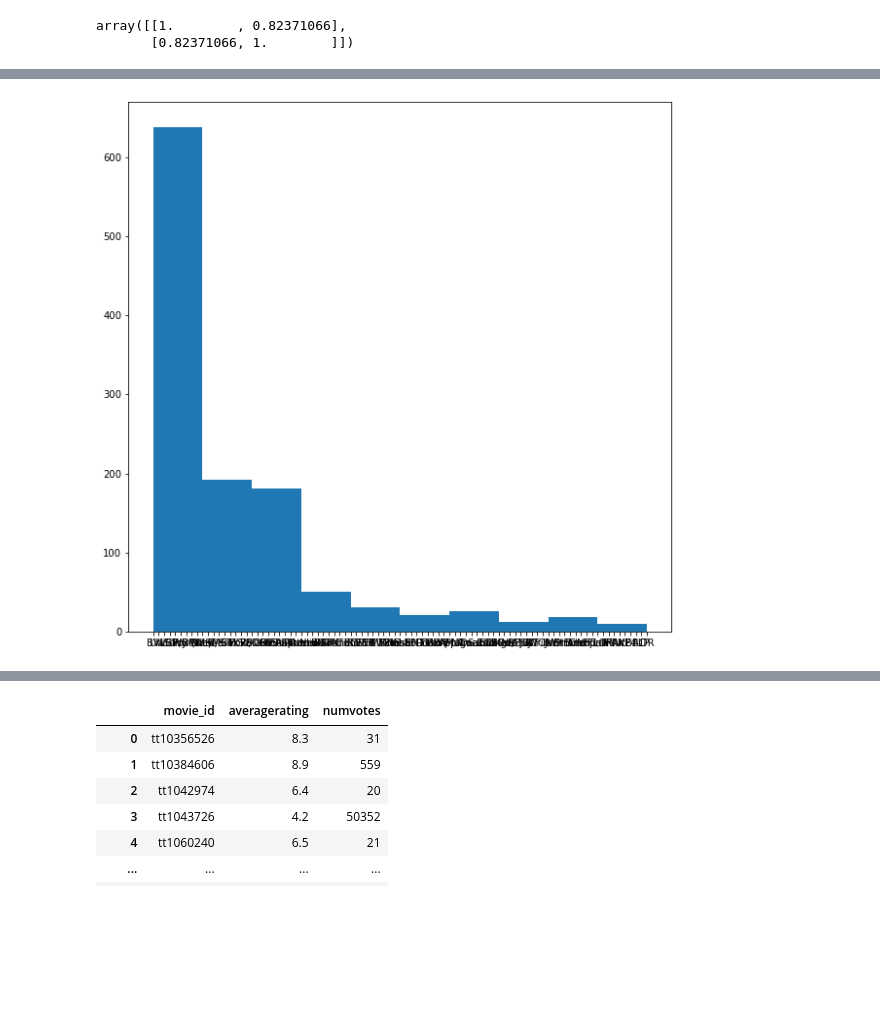
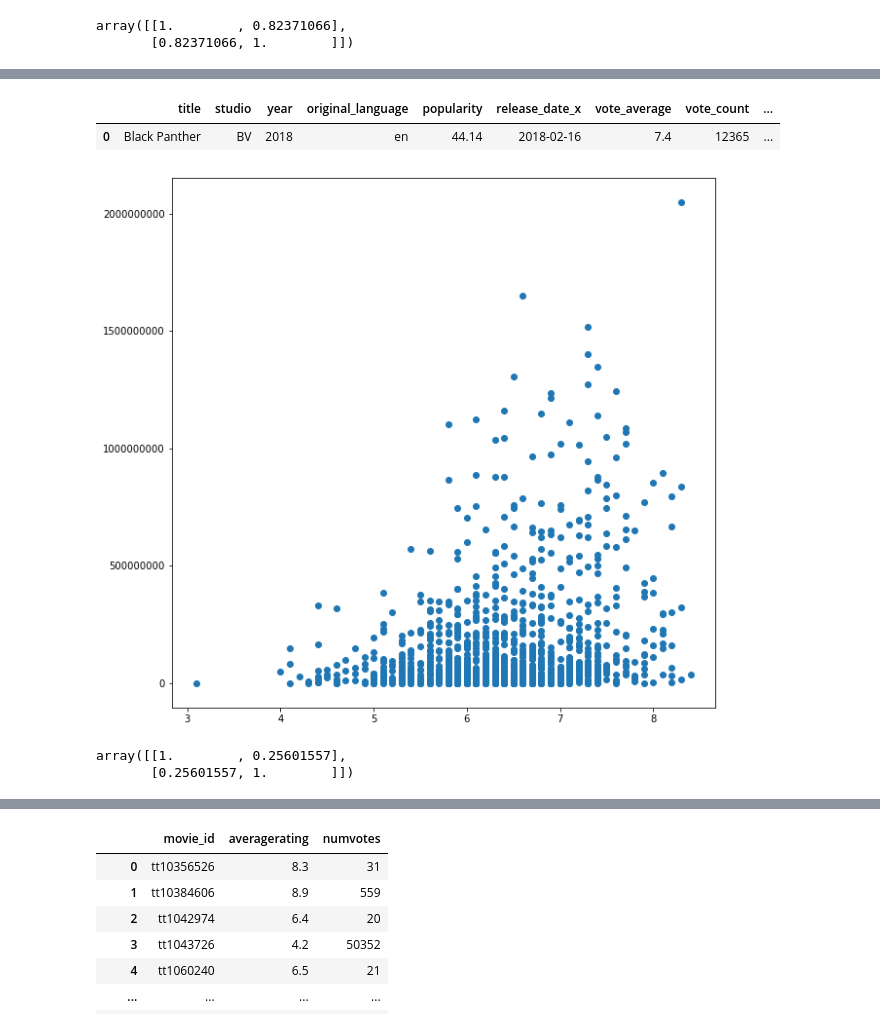
Before and after one commit to xiaohua-su/Film-Analysis, a Jupyter notebook: Juypter Notebook.ipynb, the cells around one changed output, grey strips where cells are left out. Drawn from its saved outputs; the diff is of its cells as text; code cells hidden in the pictures; blank space fills up the shorter version.

```diff
--- a/Juypter Notebook.ipynb
+++ b/Juypter Notebook.ipynb
@@ -583,6 +664,12 @@ TypeError: 'numpy.ndarray' object is not callable
+# %%
+movies_clean.head(1)
+# %% [output]
+|  | title | studio | year | original_language | popularity | release_date_x | vote_average | vote_count | ... |
+| 0 | Black Panther | BV | 2018 | en | 44.14 | 2018-02-16 | 7.4 | 12365 | ... |
 # %%
-fig, ax = plt.subplots(figsize=(10,10))
-
-ax.hist(movies_clean['studio']);
+#vote_average vs worldwide_gross
+fig, ax = plt.subplots(figsize=(10,10),)
+ax.ticklabel_format(style='plain')
+ax.scatter(movies_clean['vote_average'] , y = movies_clean['worldwide_gross']);
 # %% [output]
-[figure, old version]
+[figure, new version]
@@ -593,0 +676,5 @@ import os
+# %%
+np.corrcoef(movies_clean['vote_average'] , y = movies_clean['worldwide_gross'])
+# %% [output]
+array([[1.        , 0.25601557],
+       [0.25601557, 1.        ]])
```
Also changed, not shown: parts of 49 cells of this notebook.
